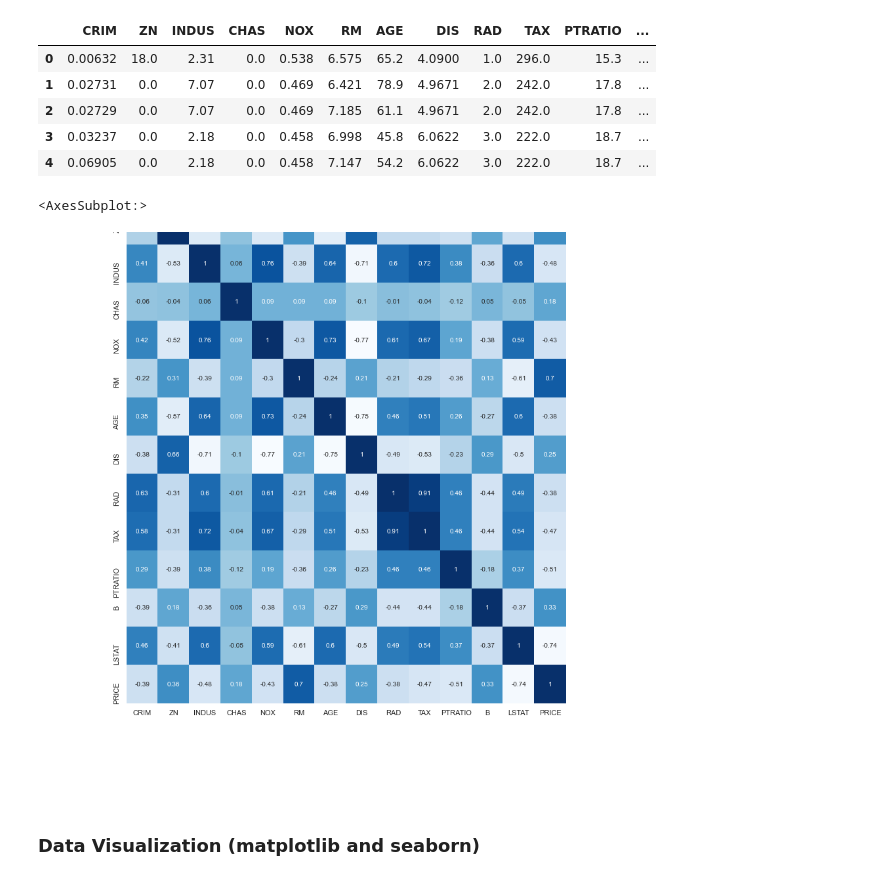
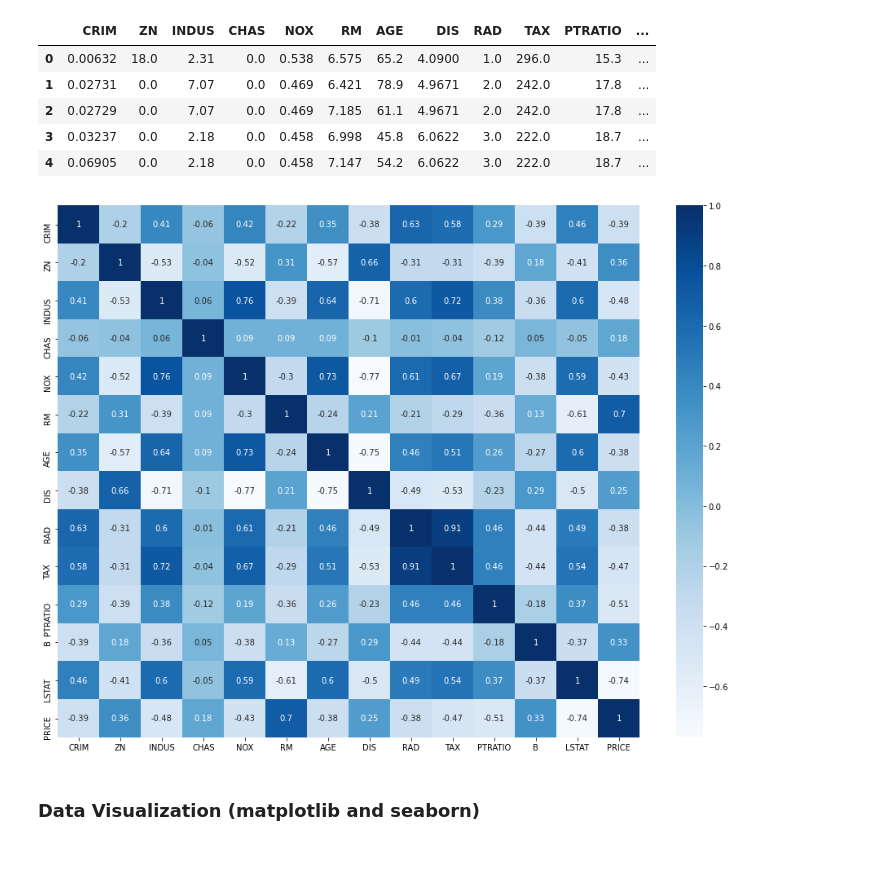
Before and after one commit to Unique-Divine/LeetCode-Coding-Practice, a Jupyter notebook: Python Cookbook (Unique Divine).ipynb, the cells around one changed output. Cells and saved outputs as stored; diff of their text form; code cells hidden in the pictures.

Commit message:
Cleaned up code and added explanations to some of the data vis section

```diff
--- a/Python Cookbook (Unique Divine).ipynb
+++ b/Python Cookbook (Unique Divine).ipynb
@@ -212,10 +220,12 @@ boston_df.head()
 | 3 | 0.03237 | 0.0 | 2.18 | 0.0 | 0.458 | 6.998 | 45.8 | 6.0622 | 3.0 | 222.0 | 18.7 | ... |
 | 4 | 0.06905 | 0.0 | 2.18 | 0.0 | 0.458 | 7.147 | 54.2 | 6.0622 | 3.0 | 222.0 | 18.7 | ... |
 # %%
+import matplotlib.pyplot as plt
+import seaborn as sns
 # Plot correlation matrix from the pd.DataFrame
-corr = boston_df.corr().round(2)
-plt.figure(figsize=(15,15))
-sns.heatmap(corr, annot=True, cmap='Blues')
+correlation_matrix: pd.DataFrame = boston_df.corr().round(2)
+plt.figure(figsize=(16,12))
+sns.heatmap(correlation_matrix, annot=True, cmap='Blues')
+plt.show()
 # %% [output]
-<AxesSubplot:>
-[figure, old version]
+[figure, new version]
```
Also changed, not shown: parts of 6 cells of this notebook.
